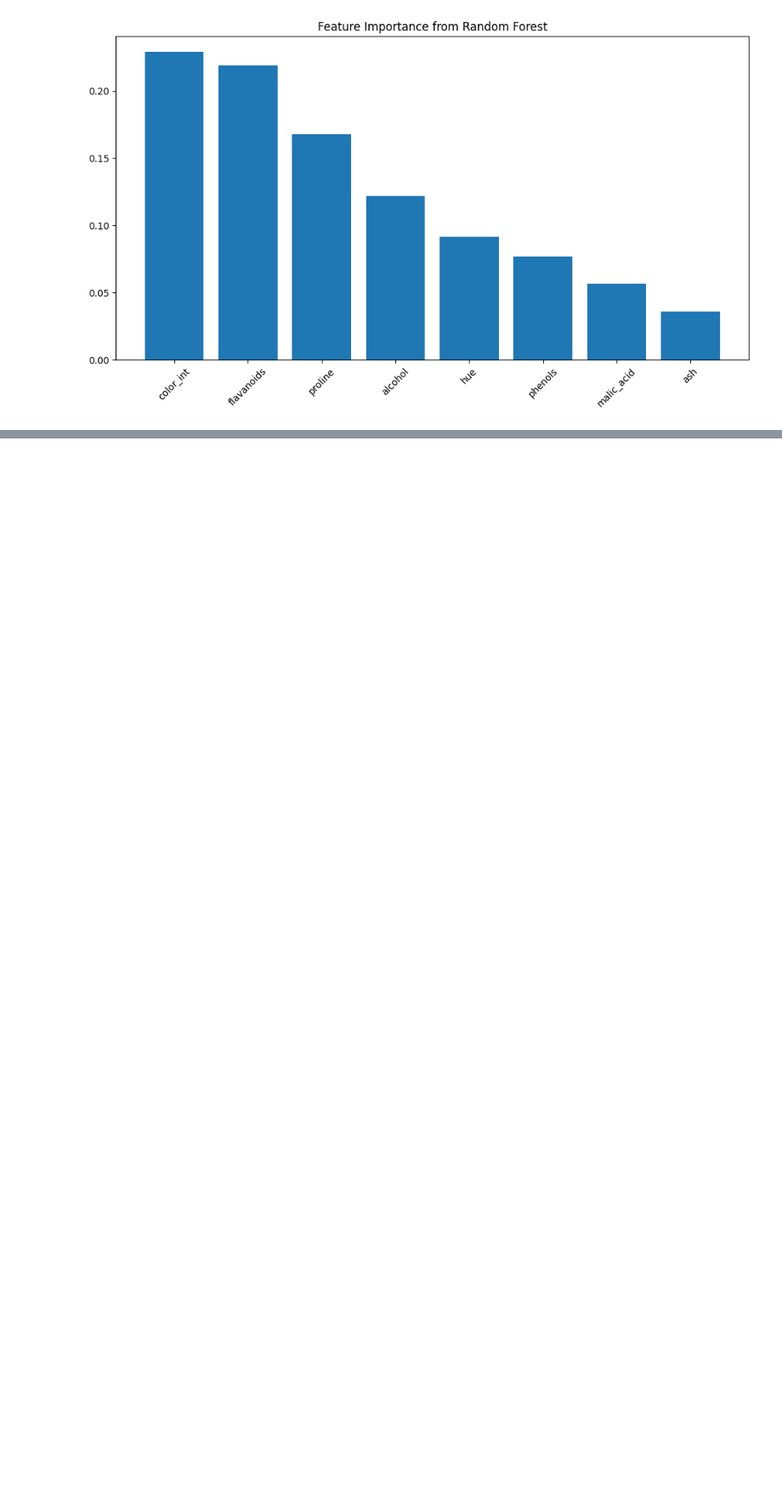
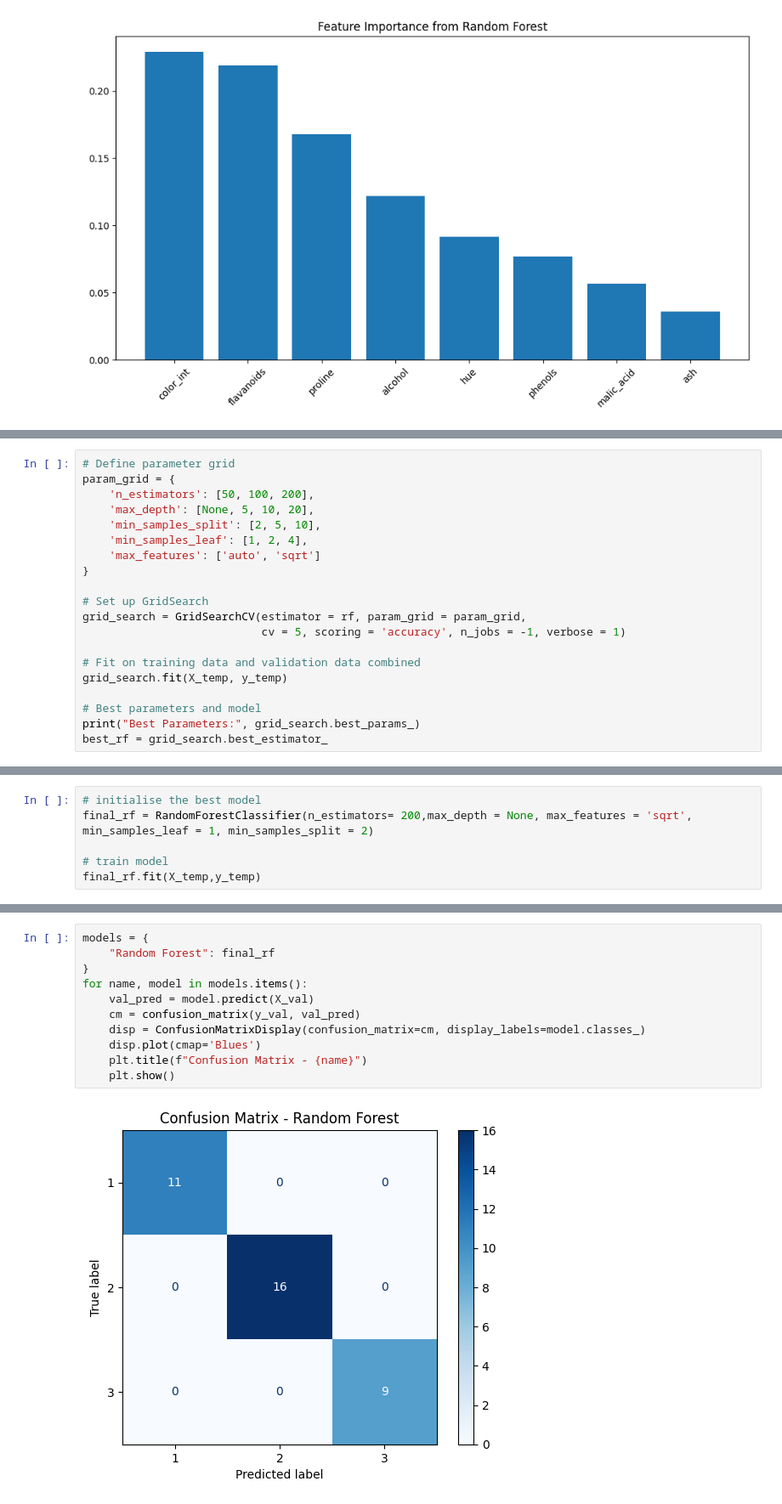
Before and after one commit to kwanda2426/projects, a Jupyter notebook: ML_In_Chem/Wine_class_1077167.ipynb, the cells around one changed output, grey strips where cells are left out. Shown at 85% size. Saved outputs shown, nothing was run; the diff lists cells and outputs as text; blank space fills up the shorter version.

```diff
--- a/ML_In_Chem/Wine_class_1077167.ipynb
+++ b/ML_In_Chem/Wine_class_1077167.ipynb
@@ -665,0 +670,20 @@ The Random Forest model revealed that several features played a significant role
+# %%
+# Define parameter grid
+param_grid = {
+    'n_estimators': [50, 100, 200],
+    'max_depth': [None, 5, 10, 20],
+    'min_samples_split': [2, 5, 10],
+    'min_samples_leaf': [1, 2, 4],
+    'max_features': ['auto', 'sqrt']
+}
+
+# Set up GridSearch
+grid_search = GridSearchCV(estimator = rf, param_grid = param_grid,
+                           cv = 5, scoring = 'accuracy', n_jobs = -1, verbose = 1)
+
+# Fit on training data and validation data combined
+grid_search.fit(X_temp, y_temp)
+
+# Best parameters and model
+print("Best Parameters:", grid_search.best_params_)
+best_rf = grid_search.best_estimator_
@@ -665,0 +695,6 @@ The Random Forest model revealed that several features played a significant role
+# %%
+# initialise the best model
+final_rf = RandomForestClassifier(n_estimators= 200,max_depth = None, max_features = 'sqrt', min_samples_leaf = 1, min_samples_split = 2)
+
+# train model
+final_rf.fit(X_temp,y_temp)
@@ -665,0 +722,13 @@ The Random Forest model revealed that several features played a significant role
+# %%
+models = {
+    "Random Forest": final_rf
+}
+for name, model in models.items():
+    val_pred = model.predict(X_val)
+    cm = confusion_matrix(y_val, val_pred)
+    disp = ConfusionMatrixDisplay(confusion_matrix=cm, display_labels=model.classes_)
+    disp.plot(cmap='Blues')
+    plt.title(f"Confusion Matrix - {name}")
+    plt.show()
+# %% [output]
+[figure, added]
```
Also changed, not shown: parts of 11 cells of this notebook.
